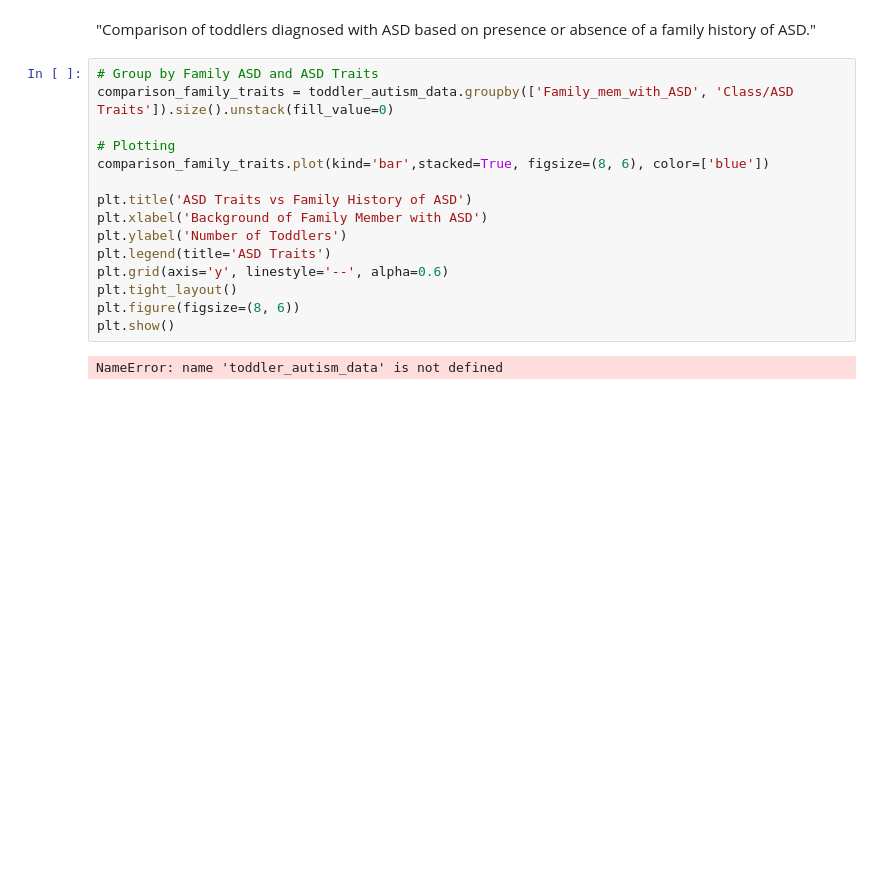
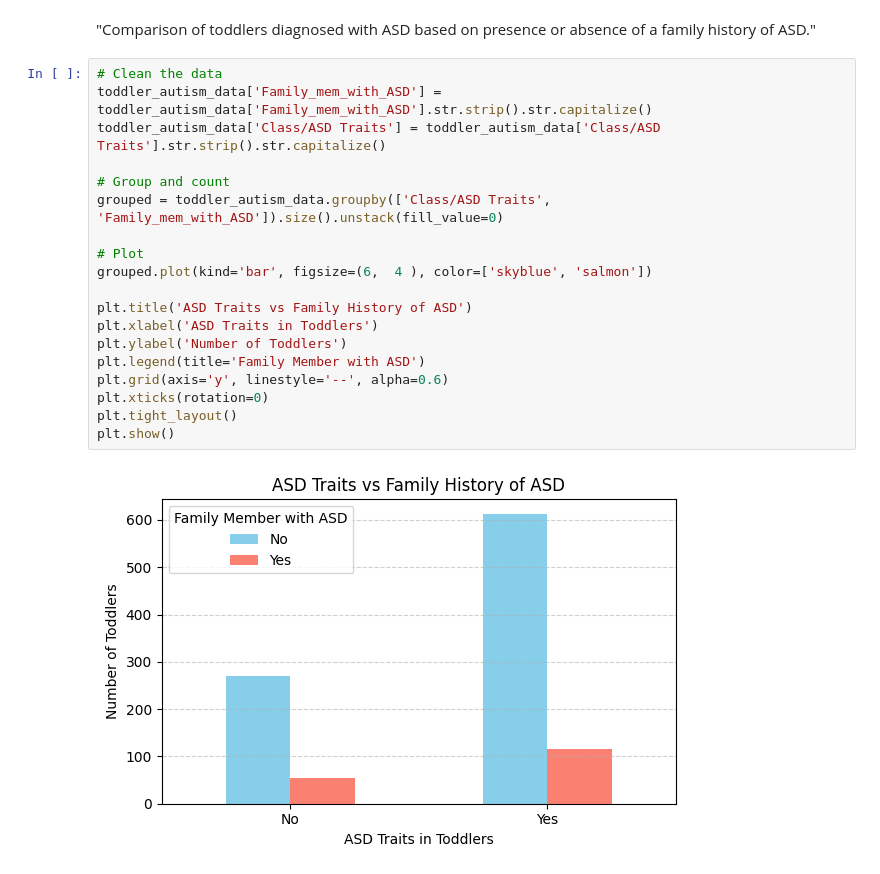
Before and after one commit to rayyanrbj09/Autism-Spectrum-Disorder--Medical-Analyisis, a Jupyter notebook: Analysis/analysis.ipynb, the cells around one changed output. Drawn from its saved outputs; the diff is of its cells as text; blank space fills up the shorter version.

```diff
--- a/Analysis/analysis.ipynb
+++ b/Analysis/analysis.ipynb
@@ -79,19 +79,23 @@ plt.show()
 # %% [markdown]
 "Comparison of toddlers diagnosed with ASD based on presence or absence of a family history of ASD."
 # %%
-# Group by Family ASD and ASD Traits
-comparison_family_traits = toddler_autism_data.groupby(['Family_mem_with_ASD', 'Class/ASD Traits']).size().unstack(fill_value=0)
+# Clean the data
+toddler_autism_data['Family_mem_with_ASD'] = toddler_autism_data['Family_mem_with_ASD'].str.strip().str.capitalize()
+toddler_autism_data['Class/ASD Traits'] = toddler_autism_data['Class/ASD Traits'].str.strip().str.capitalize()
 
-# Plotting
-comparison_family_traits.plot(kind='bar',stacked=True, figsize=(8, 6), color=['blue'])
+# Group and count
+grouped = toddler_autism_data.groupby(['Class/ASD Traits', 'Family_mem_with_ASD']).size().unstack(fill_value=0)
+
+# Plot
+grouped.plot(kind='bar', figsize=(6,  4 ), color=['skyblue', 'salmon'])
 
 plt.title('ASD Traits vs Family History of ASD')
-plt.xlabel('Background of Family Member with ASD')
+plt.xlabel('ASD Traits in Toddlers')
 plt.ylabel('Number of Toddlers')
-plt.legend(title='ASD Traits')
+plt.legend(title='Family Member with ASD')
 plt.grid(axis='y', linestyle='--', alpha=0.6)
+plt.xticks(rotation=0)
 plt.tight_layout()
-plt.figure(figsize=(8, 6))
 plt.show()
 # %% [output]
-NameError: name 'toddler_autism_data' is not defined
+[figure, added]
```
Also changed, not shown: parts of 1 cell of this notebook, 1 other file.
